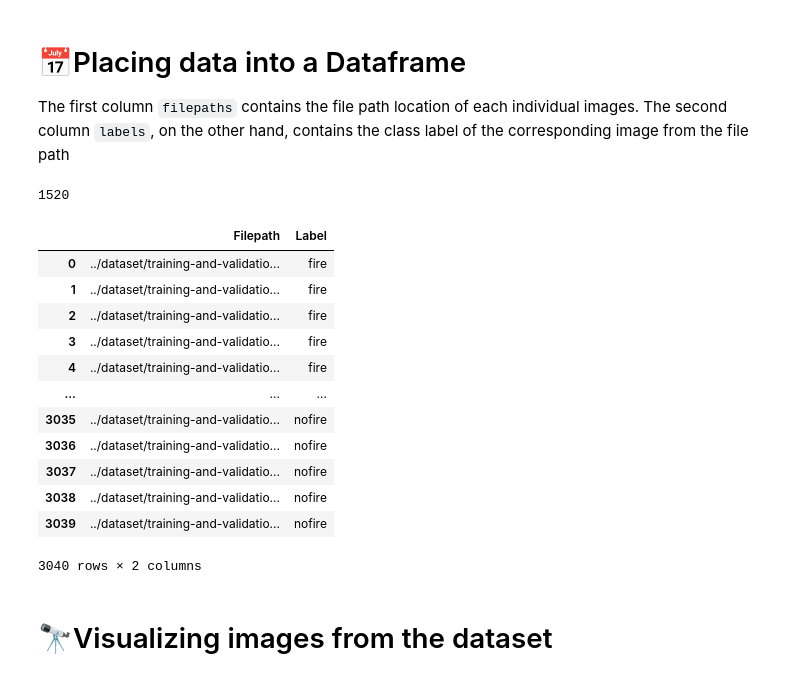
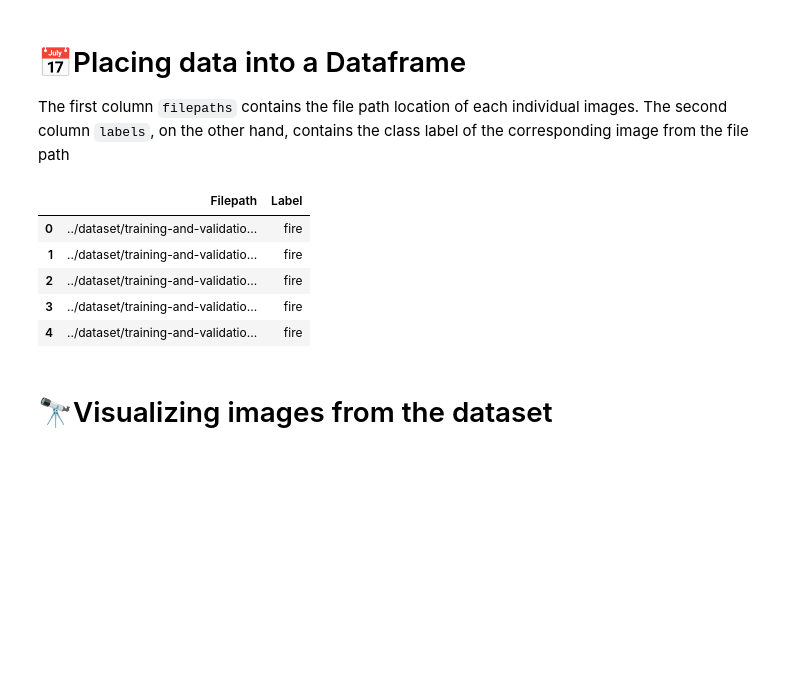
Before and after one commit to caiopetruccirosa/wildfire-detection-ai, a Jupyter notebook: mobilenetv2-model/mobilenetv2-model.ipynb, the cells around one changed output. Saved outputs shown, nothing was run; the diff lists cells and outputs as text; code cells hidden in the pictures; blank space fills up the shorter version.

```diff
--- a/mobilenetv2-model/mobilenetv2-model.ipynb
+++ b/mobilenetv2-model/mobilenetv2-model.ipynb
@@ -69,7 +60,7 @@ There are 0 directories and 760 images in '../dataset/training-and-validation/no
 # 📅Placing data into a Dataframe
 The first column `filepaths` contains the file path location of each individual images. The second column `labels`, on the other hand, contains the class label of the corresponding image from the file path
 # %%
-image_dir = Path(dataset)
+dataset_path = Path("../dataset/training-and-validation")
 
 def data(dir):
     # Get filepaths and labels
@@ -83,27 +74,16 @@ def data(dir):
     # Concatenate filepaths and labels
     return pd.concat([filepaths, labels], axis=1)
 
-image_df = data(image_dir)
+image_df = data(dataset_path)
-# %%
-len(list(image_dir.glob(r'**/*.jpg')))
-# %% [output]
-1520
 # %%
-image_df
+image_df.head()
 # %% [output]
 |  | Filepath | Label |
 | 0 | ../dataset/training-and-validatio... | fire |
 | 1 | ../dataset/training-and-validatio... | fire |
 | 2 | ../dataset/training-and-validatio... | fire |
 | 3 | ../dataset/training-and-validatio... | fire |
 | 4 | ../dataset/training-and-validatio... | fire |
-| ... | ... | ... |
-| 3035 | ../dataset/training-and-validatio... | nofire |
-| 3036 | ../dataset/training-and-validatio... | nofire |
-| 3037 | ../dataset/training-and-validatio... | nofire |
-| 3038 | ../dataset/training-and-validatio... | nofire |
-| 3039 | ../dataset/training-and-validatio... | nofire |
-3040 rows × 2 columns
 # %% [markdown]
 # 🔭Visualizing images from the dataset
 # %%
```
Also changed, not shown: parts of 24 cells of this notebook, 2 other files.
